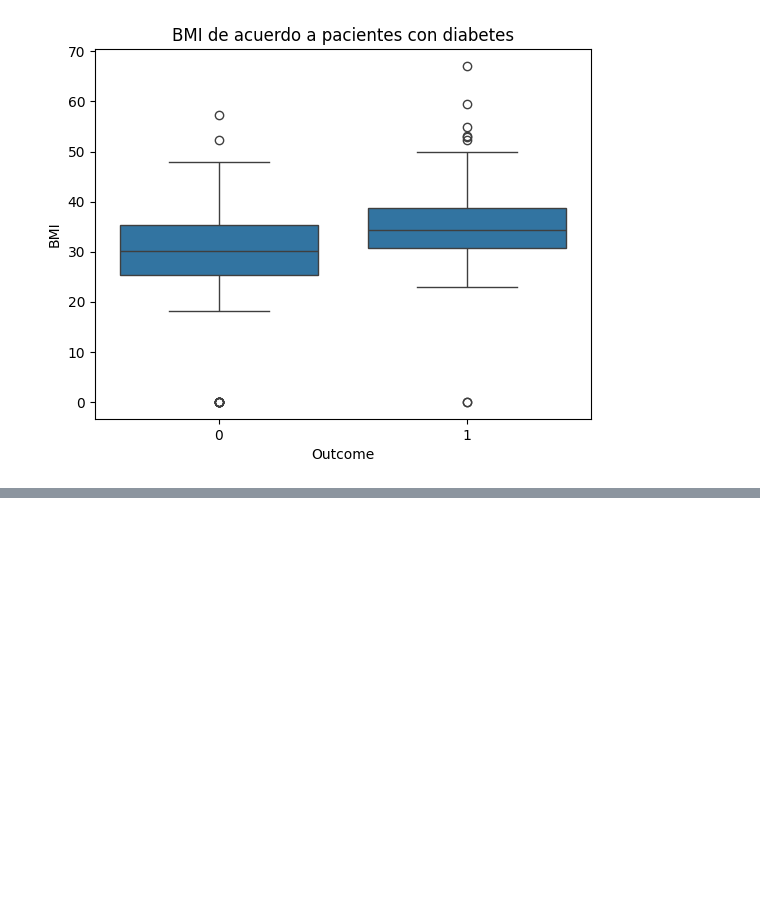
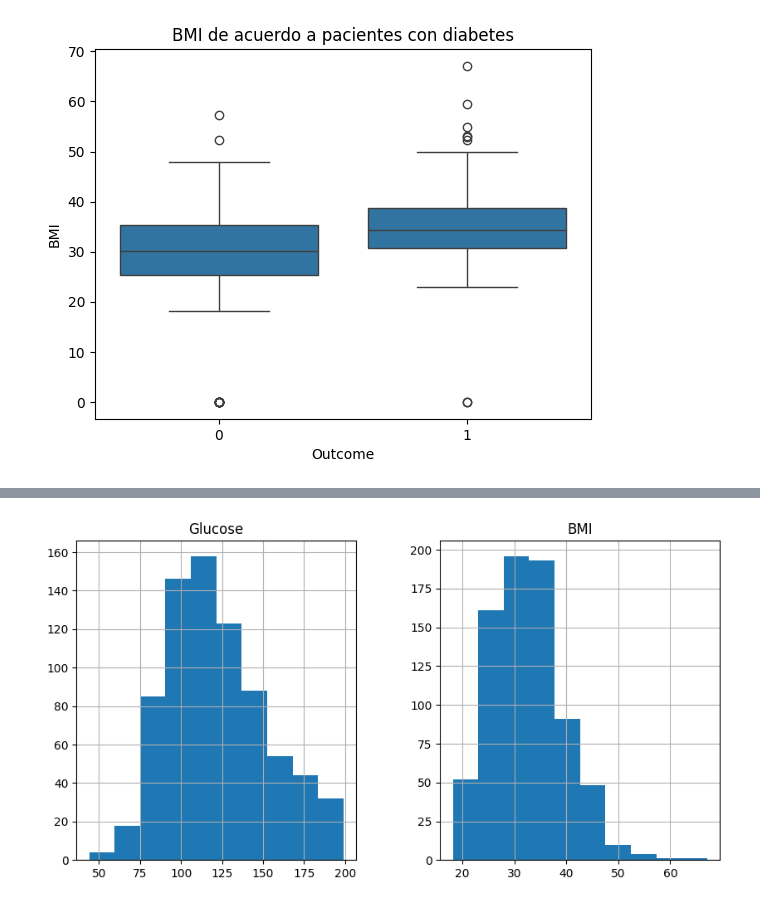
Before and after one commit to Jedi172005/Laboratorio_A00839100, a Jupyter notebook: 01_pandas_Diabeticos.ipynb, the cells around one changed output, grey strips where cells are left out. Saved outputs shown, nothing was run; the diff lists cells and outputs as text; code cells hidden in the pictures; blank space fills up the shorter version.

```diff
--- a/01_pandas_Diabeticos.ipynb
+++ b/01_pandas_Diabeticos.ipynb
@@ -536,2 +535,8 @@ Text(0.5, 1.0, 'Correlacion entre caracteristicas (Features)')
 # %%
 ## Aqui tenemos una vista mas facil de analizar sobre como estan las correlaciones de estos datos.
+# %%
+diabetes.loc[diabetes['Glucose'] == 0, 'Glucose'] = pd.NA
+diabetes.loc[diabetes['BMI'] == 0, 'BMI'] = pd.NA
+diabetes.loc[diabetes['SkinThickness'] == 0, 'SkinThickness'] = pd.NA
+diabetes.loc[diabetes['Insulin'] == 0, 'Insulin'] = pd.NA
+diabetes.loc[diabetes['BloodPressure'] == 0, 'BloodPressure'] = pd.NA
@@ -537,0 +571,5 @@ Text(0.5, 1.0, 'Correlacion entre caracteristicas (Features)')
+# %%
+diabetes[['Glucose', 'BMI']].hist(figsize=(10,5))
+plt.show()
+# %% [output]
+[figure, added]
```
Also changed, not shown: parts of 9 cells of this notebook.
